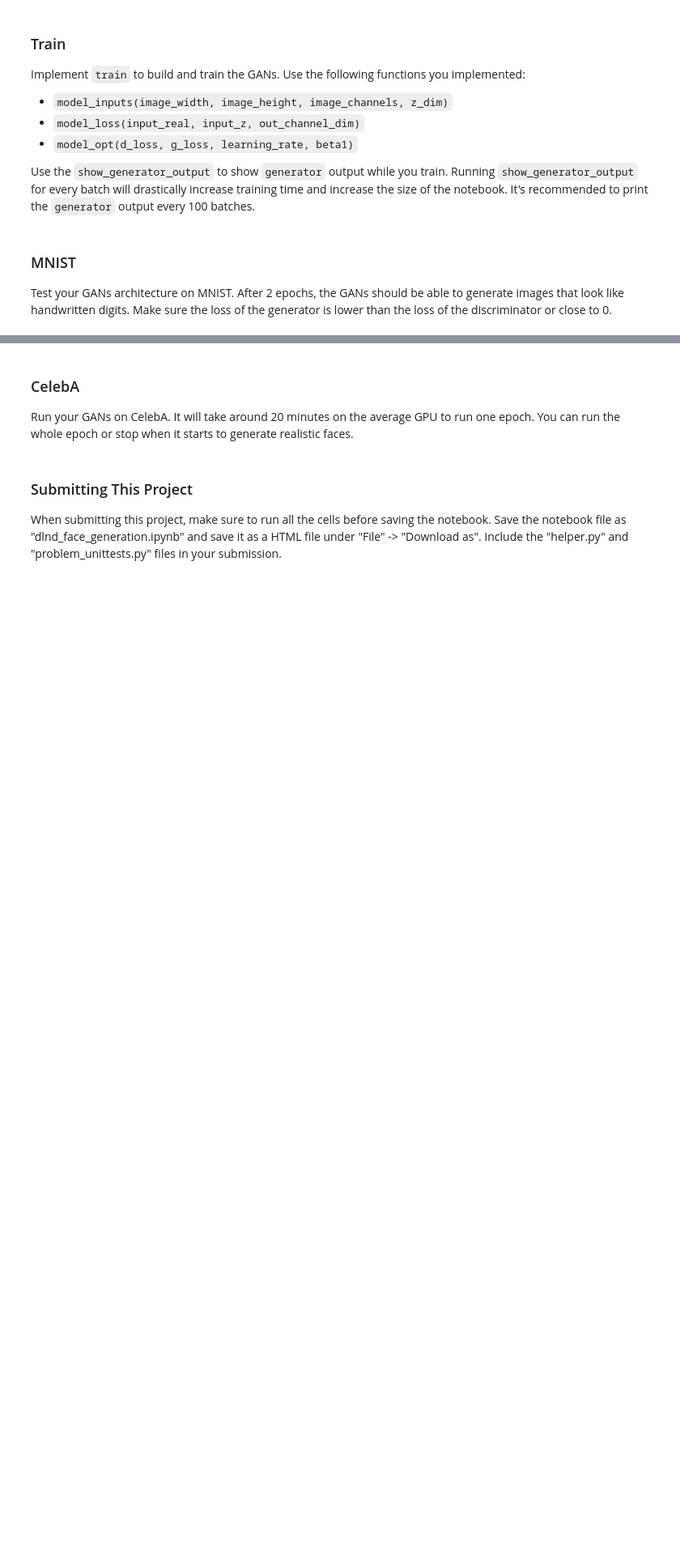
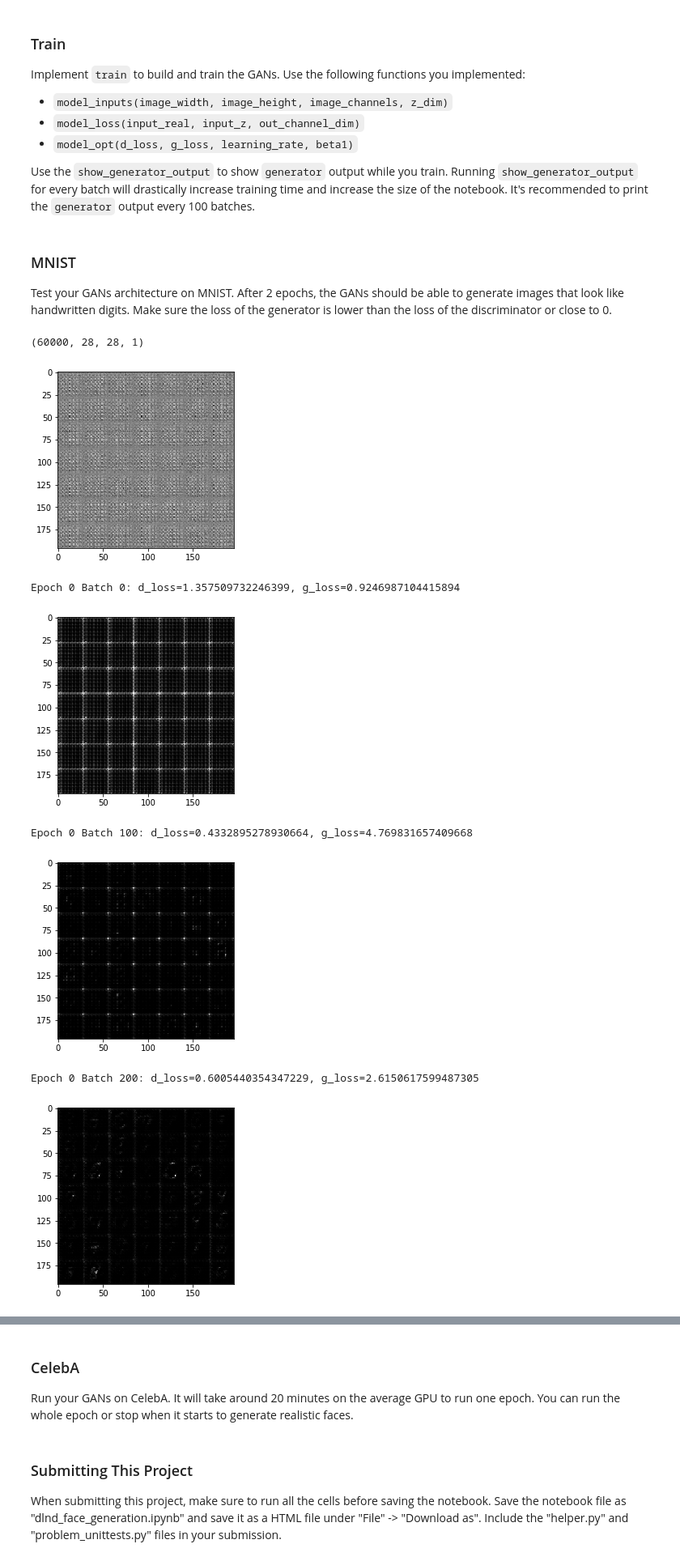
Before and after one commit to dolhana/deep-learning, a Jupyter notebook: face_generation/dlnd_face_generation.ipynb, the cells around one changed output, grey strips where cells are left out. Shown at 81% size. Cells and saved outputs as stored; diff of their text form; code cells hidden in the pictures; blank space fills up the shorter version.

```diff
--- a/face_generation/dlnd_face_generation.ipynb
+++ b/face_generation/dlnd_face_generation.ipynb
@@ -199,15 +198,15 @@ def generator(z, out_channel_dim, is_train=True, alpha=0.2):
     """
 
     with tf.variable_scope('generator', reuse=(not is_train)):
-        x = tf.layers.dense(z, 7*7*512, use_bias=False)
+        x = tf.layers.dense(z, 7*7*1024, use_bias=False)
         x = tf.reshape(x, shape=(-1, 7, 7, 512))
         x = tf.layers.batch_normalization(x, training=is_train)
         x = tf.nn.leaky_relu(x, alpha=alpha)
 
-        x = tf.layers.conv2d_transpose(x, filters=254, kernel_size=5, strides=1, padding='same', use_bias=False)
+        x = tf.layers.conv2d_transpose(x, filters=256, kernel_size=5, strides=1, padding='same', use_bias=False)
         x = tf.layers.batch_normalization(x, training=is_train)
         x = tf.nn.leaky_relu(x, alpha=alpha)
-        # 7 x 7 x 254
+        #  7 x  7 x 256
 
         x = tf.layers.conv2d_transpose(x, filters=128, kernel_size=5, strides=2, padding='same', use_bias=False)
         x = tf.layers.batch_normalization(x, training=is_train)
@@ -277,9 +276,17 @@ def model_opt(d_loss, g_loss, learning_rate, beta1):
     :return: A tuple of (discriminator training operation, generator training operation)
     """
 
+    var_list = tf.trainable_variables()
+    d_var_list = [v for v in var_list if v.name.startswith('discriminator')]
+    g_var_list = [v for v in var_list if v.name.startswith('generator')]
 
+    with tf.control_dependencies(tf.get_collection(tf.GraphKeys.UPDATE_OPS)):
+        d_train_op = tf.train.AdamOptimizer(learning_rate=learning_rate, beta1=beta1).minimize(
+            d_loss, var_list=d_var_list)
+        g_train_op = tf.train.AdamOptimizer(learning_rate=learning_rate, beta1=beta1).minimize(
+            g_loss, var_list=g_var_list)
 
-    return None, None
+    return d_train_op, g_train_op
 
 
 """
@@ -337,30 +346,54 @@ def train(epoch_count, batch_size, z_dim, learning_rate, beta1, get_batches, dat
     :param data_shape: Shape of the data
     :param data_image_mode: The image mode to use for images ("RGB" or "L")
     """
-    # TODO: Build Model
 
+    inputs_real, inputs_z, learning_rate_ph = model_inputs(data_shape[1], data_shape[2], data_shape[3], z_dim)
+    d_loss, g_loss = model_loss(inputs_real, inputs_z, data_shape[3])
+    d_train_op, g_train_op = model_opt(d_loss, g_loss, learning_rate=learning_rate, beta1=beta1)
 
     with tf.Session() as sess:
         sess.run(tf.global_variables_initializer())
         for epoch_i in range(epoch_count):
+            batch_i = 0
             for batch_images in get_batches(batch_size):
-                # TODO: Train Model
+                _, _, d_loss_val, g_loss_val = sess.run([d_train_op, g_train_op, d_loss, g_loss], feed_dict={
+                    inputs_real: batch_images,
+                    inputs_z: np.random.uniform(-1, 1, size=(batch_size, z_dim)),
+                    learning_rate_ph: learning_rate
+                })
+                if batch_i % 100 == 0:
+                    show_generator_output(sess, 25, inputs_z, data_shape[3], data_image_mode)
+                    print('Epoch {} Batch {}: d_loss={}, g_loss={}'.format(
+                        epoch_i, batch_i, d_loss_val, g_loss_val
+                    ))
+                batch_i += 1
+            show_generator_output(sess, 25, inputs_z, data_shape[3], data_image_mode)
 # %% [markdown]
 ### MNIST
 Test your GANs architecture on MNIST.  After 2 epochs, the GANs should be able to generate images that look like handwritten digits.  Make sure the loss of the generator is lower than the loss of the discriminator or close to 0.
 # %%
-batch_size = None
-z_dim = None
-learning_rate = None
-beta1 = None
+batch_size = 32
+z_dim = 100
+learning_rate = 0.0002
+beta1 = 0.5
 
 
 """
 DON'T MODIFY ANYTHING IN THIS CELL THAT IS BELOW THIS LINE
 """
 epochs = 2
 
 mnist_dataset = helper.Dataset('mnist', glob(os.path.join(data_dir, 'mnist/*.jpg')))
+print(mnist_dataset.shape)
 with tf.Graph().as_default():
     train(epochs, batch_size, z_dim, learning_rate, beta1, mnist_dataset.get_batches,
           mnist_dataset.shape, mnist_dataset.image_mode)
+# %% [output]
+(60000, 28, 28, 1)
+[figure, added]
+Epoch 0 Batch 0: d_loss=1.357509732246399, g_loss=0.9246987104415894
+[figure, added]
+Epoch 0 Batch 100: d_loss=0.4332895278930664, g_loss=4.769831657409668
+[figure, added]
+Epoch 0 Batch 200: d_loss=0.6005440354347229, g_loss=2.6150617599487305
+[figure, added]
```
Also changed, not shown: parts of 9 cells of this notebook.
